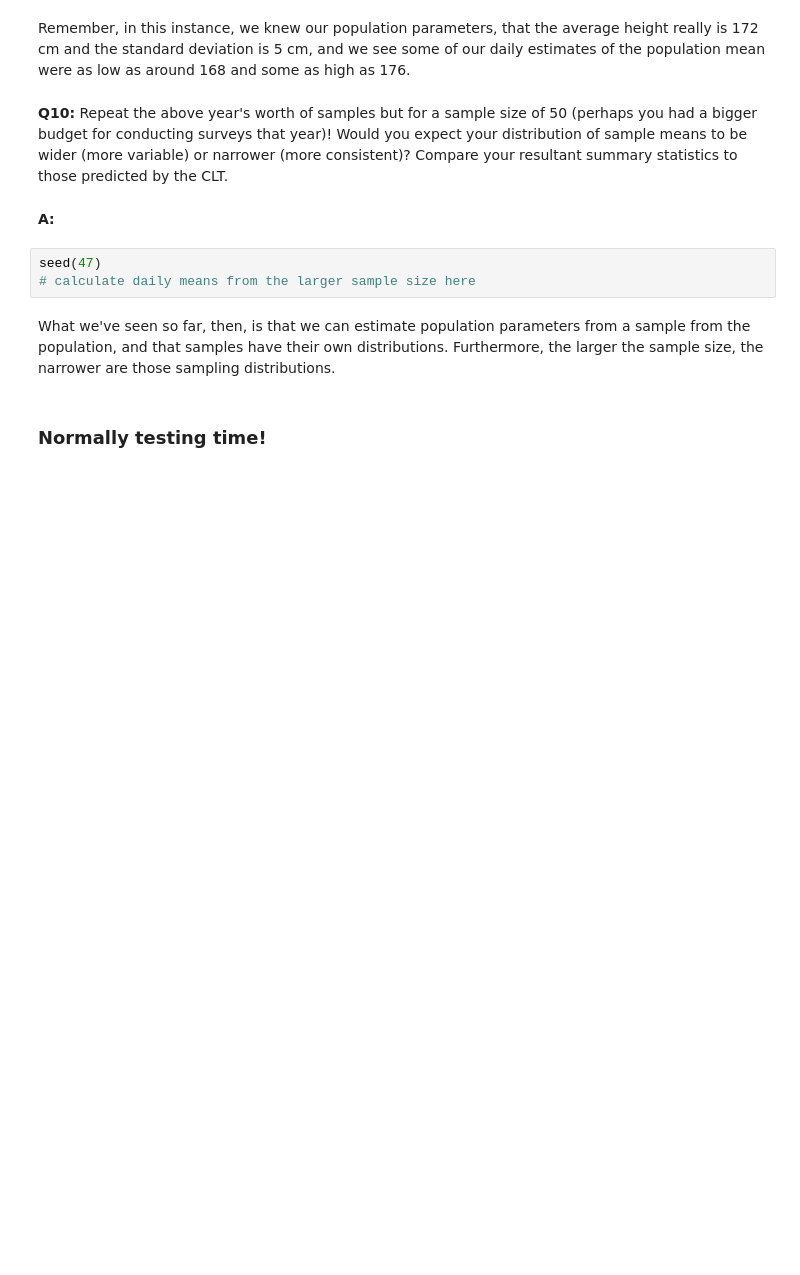
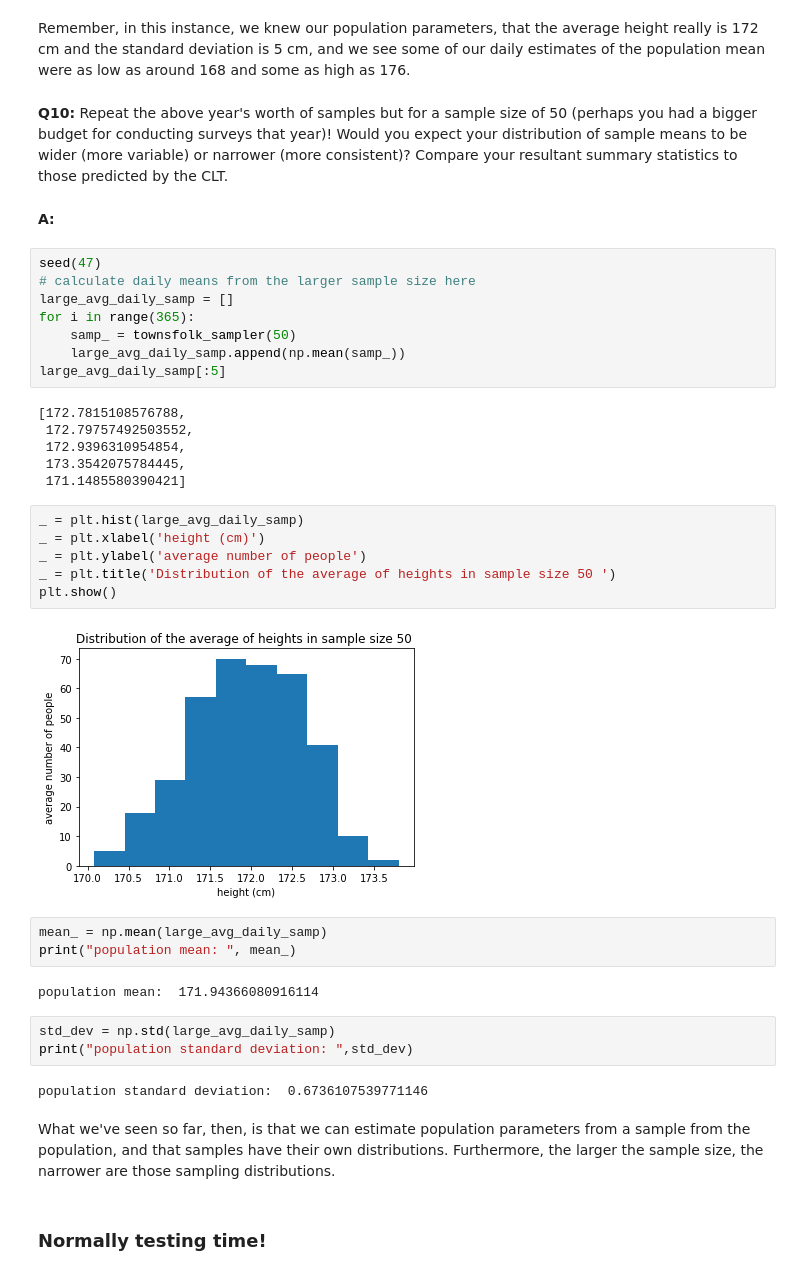
Before and after one commit to yepterence/Frequentist-Inference-Case-Study, a Jupyter notebook: Frequentist Inference Case Study - Part A (3).ipynb, the cells around one changed output. Cells and saved outputs as stored; diff of their text form; blank space fills up the shorter version.

```diff
--- a/Frequentist Inference Case Study - Part A (3).ipynb
+++ b/Frequentist Inference Case Study - Part A (3).ipynb
@@ -232,6 +255,35 @@ __A:__
 # %%
 seed(47)
 # calculate daily means from the larger sample size here
+large_avg_daily_samp = []
+for i in range(365):
+    samp_ = townsfolk_sampler(50)
+    large_avg_daily_samp.append(np.mean(samp_))
+large_avg_daily_samp[:5]
+# %% [output]
+[172.7815108576788,
+ 172.79757492503552,
+ 172.9396310954854,
+ 173.3542075784445,
+ 171.1485580390421]
+# %%
+_ = plt.hist(large_avg_daily_samp)
+_ = plt.xlabel('height (cm)')
+_ = plt.ylabel('average number of people')
+_ = plt.title('Distribution of the average of heights in sample size 50 ')
+plt.show()
+# %% [output]
+[figure, added]
+# %%
+mean_ = np.mean(large_avg_daily_samp)
+print("population mean: ", mean_)
+# %% [output]
+population mean:  171.94366080916114
+# %%
+std_dev = np.std(large_avg_daily_samp)
+print("population standard deviation: ",std_dev)
+# %% [output]
+population standard deviation:  0.6736107539771146
 # %% [markdown]
 What we've seen so far, then, is that we can estimate population parameters from a sample from the population, and that samples have their own distributions. Furthermore, the larger the sample size, the narrower are those sampling distributions.
 # %% [markdown]
```
Also changed, not shown: parts of 6 cells of this notebook.
